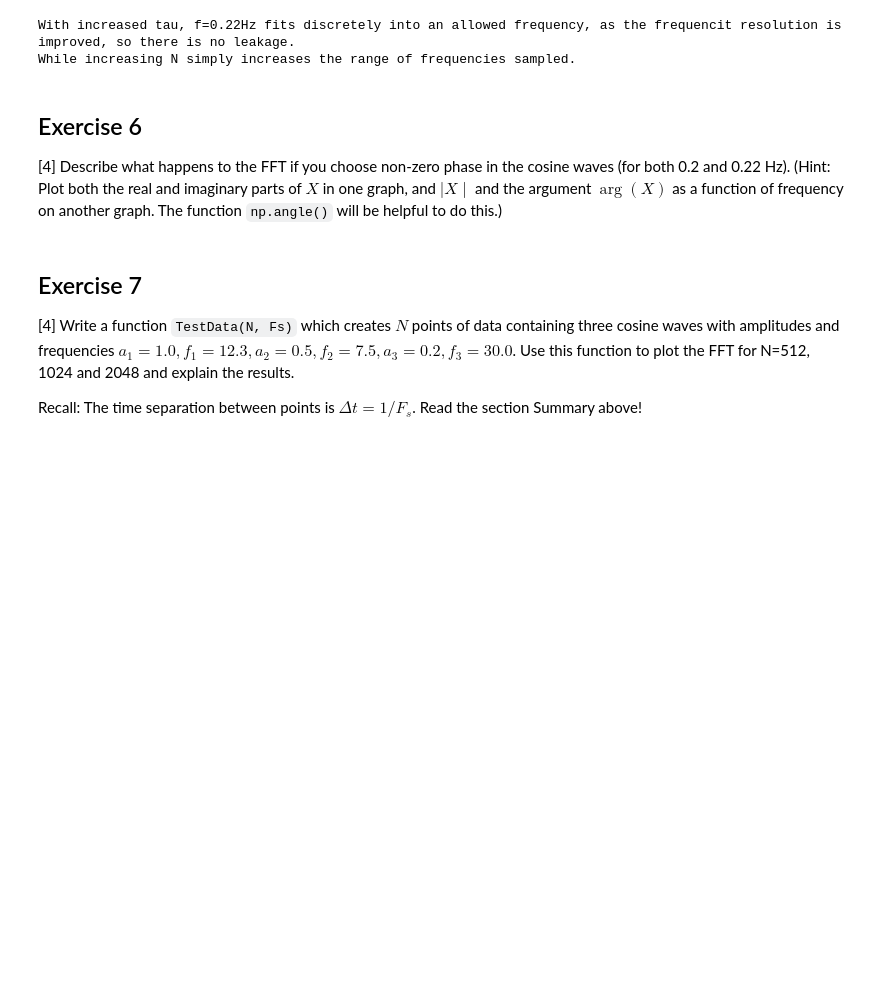
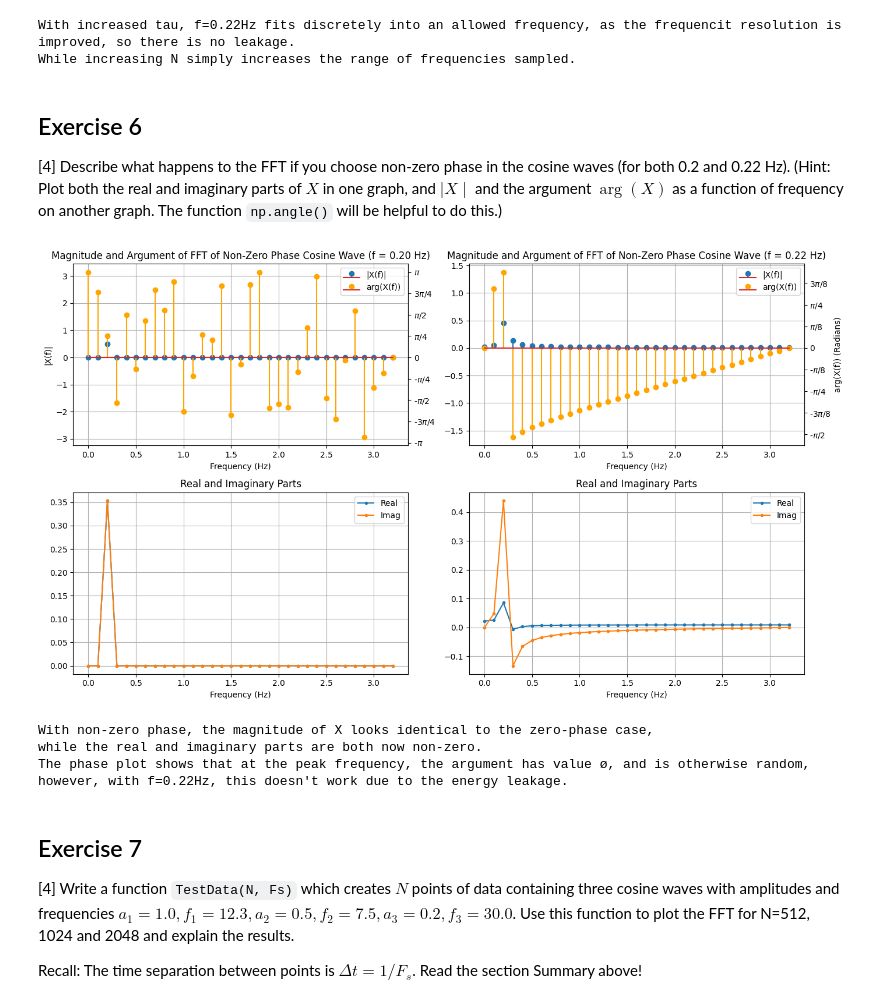
Before and after one commit to PX2145-2025/week-10-b-Ridge-Ewan-313, a Jupyter notebook: FFT.ipynb, the cells around one changed output. Cells and saved outputs as stored; diff of their text form; code cells hidden in the pictures; blank space fills up the shorter version.

```diff
--- a/FFT.ipynb
+++ b/FFT.ipynb
@@ -468,6 +197,73 @@ While increasing N simply increases the range of frequencies sampled.
 ## Exercise 6
 
 [4] Describe what happens to the FFT if you choose non-zero phase in the cosine waves (for both 0.2 and 0.22 Hz). (Hint: Plot both the real and imaginary parts of $X$ in one graph, and $\mid X\mid$ and the argument $\arg(X)$ as a function of frequency on another graph. The function `np.angle()` will be helpful to do this.)
+# %%
+# N = 64, tau = 10, t and Fs, defined in ex 1.
+phase = np.pi / 4  # 45 degrees phase shift
+x_phase1 = np.cos(2*np.pi*f*t+phase) # f = 0.20 Hz
+x_phase2 = np.cos(2*np.pi*f_new*t+phase) # f = 0.22 Hz
+frq_ph1, X_ph1 = Spectrum1(x_phase1, Fs)
+frq_ph2, X_ph2 = Spectrum1(x_phase2, Fs)
+
+fig, ax = plt.subplots(2, 2, figsize=(14,8))
+
+# plot magnitudes and arguments in top two plots
+# X spectrum for f = 0.20 Hz
+ax[0,0].stem(frq_ph1, np.abs(X_ph1), label='|X(f)|')
+ax[0,0].stem(frq_ph1, np.angle(X_ph1), 'orange', label='arg(X(f))')
+ax[0,0].set_title(f'Magnitude and Argument of FFT of Non-Zero Phase Cosine Wave (f = 0.20 Hz)')
+ax[0,0].set_xlabel('Frequency (Hz)')
+ax[0,0].set_ylabel('|X(f)|')
+ax[0,0].legend()
+ax[0,0].grid()
+# following code creates a label on the right side of the plot to display radians
+ax2 = ax[0,0].secondary_yaxis('right')
+ax2.set_yticks([-np.pi, -3*np.pi/4, -np.pi/2, -np.pi/4, 0, np.pi/4, np.pi/2, 3*np.pi/4, np.pi]) # goes in pi/4 s
+ax2.set_yticklabels([r'-$\pi$', r'-$3\pi/4$', r'-$\pi/2$', r'-$\pi/4$', r'$0$', r'$\pi/4$', r'$\pi/2$', r'3$\pi/4$', r'$\pi$'])
+# X spectrum for f = 0.22 Hz
+ax[0,1].stem(frq_ph2, np.abs(X_ph2), label='|X(f)|')
+ax[0,1].stem(frq_ph2, np.angle(X_ph2), 'orange', label='arg(X(f))')
+ax[0,1].set_title(f'Magnitude and Argument of FFT of Non-Zero Phase Cosine Wave (f = 0.22 Hz)')
+ax[0,1].set_xlabel('Frequency (Hz)')
+ax[0,1].legend()
+ax[0,1].grid()
+# following code creates a label on the right side of the plot to display radians
+ax2 = ax[0,1].secondary_yaxis('right')
+ax2.set_ylabel('arg(X(f)) (Radians)')
+ax2.set_yticks([-np.pi/2, -3*np.pi/8, -np.pi/4, -np.pi/8, 0, np.pi/8, np.pi/4, 3*np.pi/8, np.pi/2]) # goes in pi/8 s
+ax2.set_yticklabels([r'-$\pi/2$', r'-$3\pi/8$', r'-$\pi/4$', r'-$\pi/8$', r'$0$', r'$\pi/8$', r'$\pi/4$', r'3$\pi/8$', r'$\pi/2$'])
+
+# plot the real and imaginary parts in bottom two plots
+# f = 0.20 Hz
+ax[1,0].plot(frq_ph1, np.real(X_ph1), '.-', label='Real') # real part of X
+ax[1,0].plot(frq_ph1, np.imag(X_ph1), '.-', label='Imag') # imaginary part of X
+ax[1,0].set_title('Real and Imaginary Parts')
+ax[1,0].set_xlabel('Frequency (Hz)')
+ax[1,0].legend()
+ax[1,0].grid()
+# f = 0.22 Hz
+ax[1,1].plot(frq_ph2, np.real(X_ph2), '.-', label='Real') # real part of X
+ax[1,1].plot(frq_ph2, np.imag(X_ph2), '.-', label='Imag') # imaginary part of X
+ax[1,1].set_title('Real and Imaginary Parts')
+ax[1,1].set_xlabel('Frequency (Hz)')
+ax[1,1].legend()
+ax[1,1].grid()
+
+fig.tight_layout()
+plt.show()
+
+print(
+      '\nWith non-zero phase, the magnitude of X looks identical to the zero-phase case,'
+      '\nwhile the real and imaginary parts are both now non-zero.'
+      '\nThe phase plot shows that at the peak frequency, the argument has value ø, and is otherwise random,'
+      '\nhowever, with f=0.22Hz, this doesn\'t work due to the energy leakage.'
+      )
+# %% [output]
+[figure, added]
+With non-zero phase, the magnitude of X looks identical to the zero-phase case,
+while the real and imaginary parts are both now non-zero.
+The phase plot shows that at the peak frequency, the argument has value ø, and is otherwise random,
+however, with f=0.22Hz, this doesn't work due to the energy leakage.
 # %% [markdown]
 ## Exercise 7
 
```
Also changed, not shown: parts of 17 cells of this notebook.
